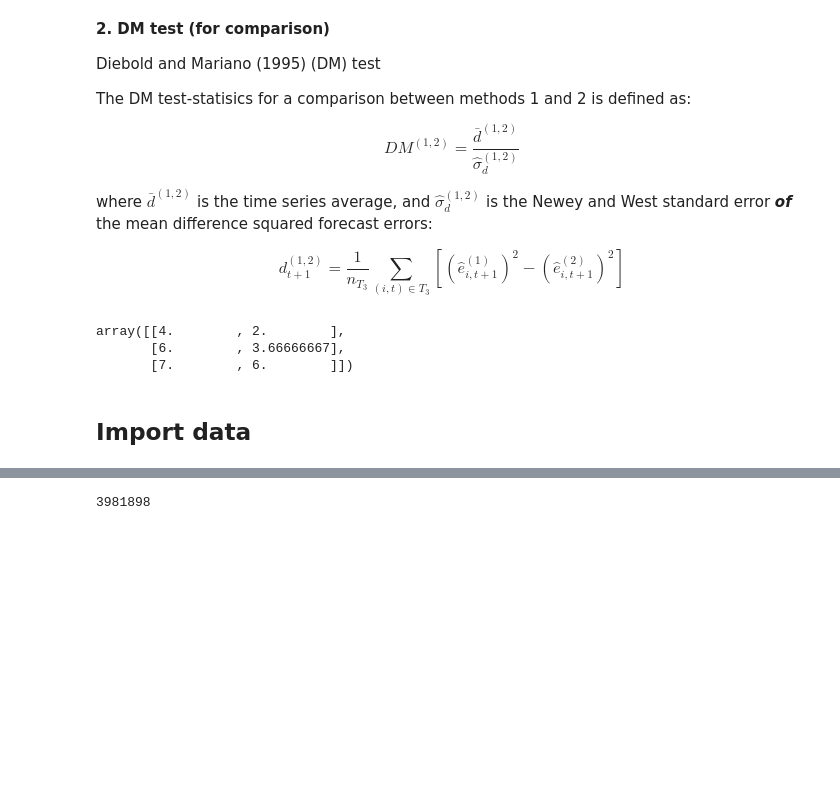
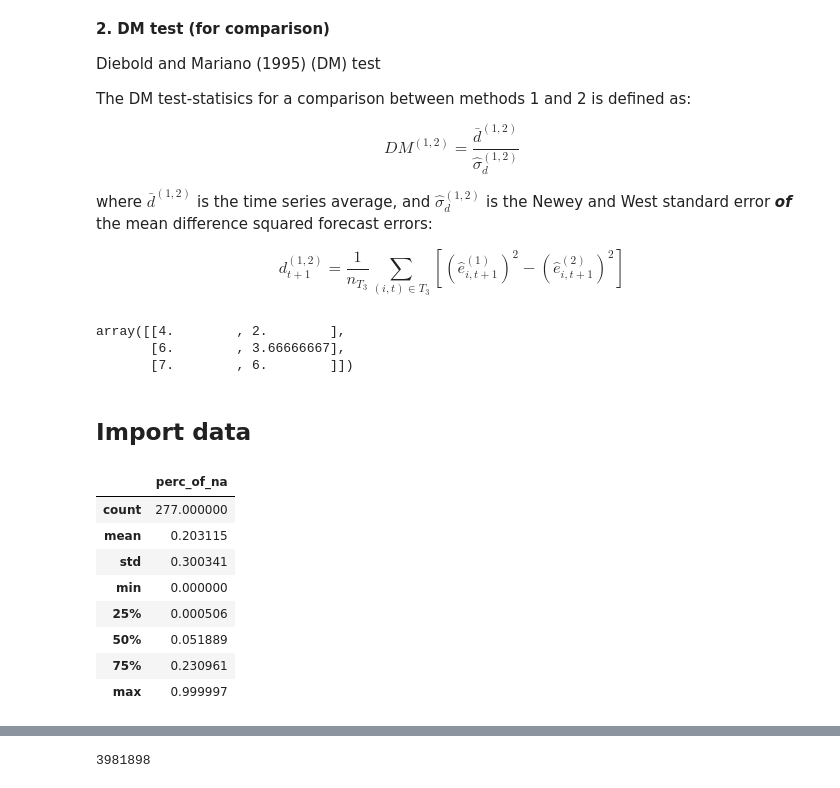
Before and after one commit to jzfrank/AQF-option-rodeo, a Jupyter notebook: ml_predictor.ipynb, the cells around one changed output, grey strips where cells are left out. Saved outputs shown, nothing was run; the diff lists cells and outputs as text; code cells hidden in the pictures; blank space fills up the shorter version.

```diff
--- a/ml_predictor.ipynb
+++ b/ml_predictor.ipynb
@@ -115,0 +120,25 @@ DATAROOT = "data/"
+# %%
+option_with_feature["date"] = pd.to_datetime(option_with_feature["date"])
+# %%
+sp500_op_ret["date"] = pd.to_datetime(sp500_op_ret["date"])
+# %%
+option_with_feature = option_with_feature.merge(sp500_op_ret, on=["date", "optionid"], how="inner")
+# %%
+# sparsity of data
+sparsity_dict = dict(option_with_feature.isna().sum())
+df = pd.DataFrame({
+    "col_name": list(sparsity_dict.keys()),
+    "perc_of_na": list(i / option_with_feature.shape[0] for i in sparsity_dict.values())
+})
+# %%
+df.describe()
+# %% [output]
+|  | perc_of_na |
+| count | 277.000000 |
+| mean | 0.203115 |
+| std | 0.300341 |
+| min | 0.000000 |
+| 25% | 0.000506 |
+| 50% | 0.051889 |
+| 75% | 0.230961 |
+| max | 0.999997 |
```
Also changed, not shown: parts of 58 cells of this notebook, 5 other files.
